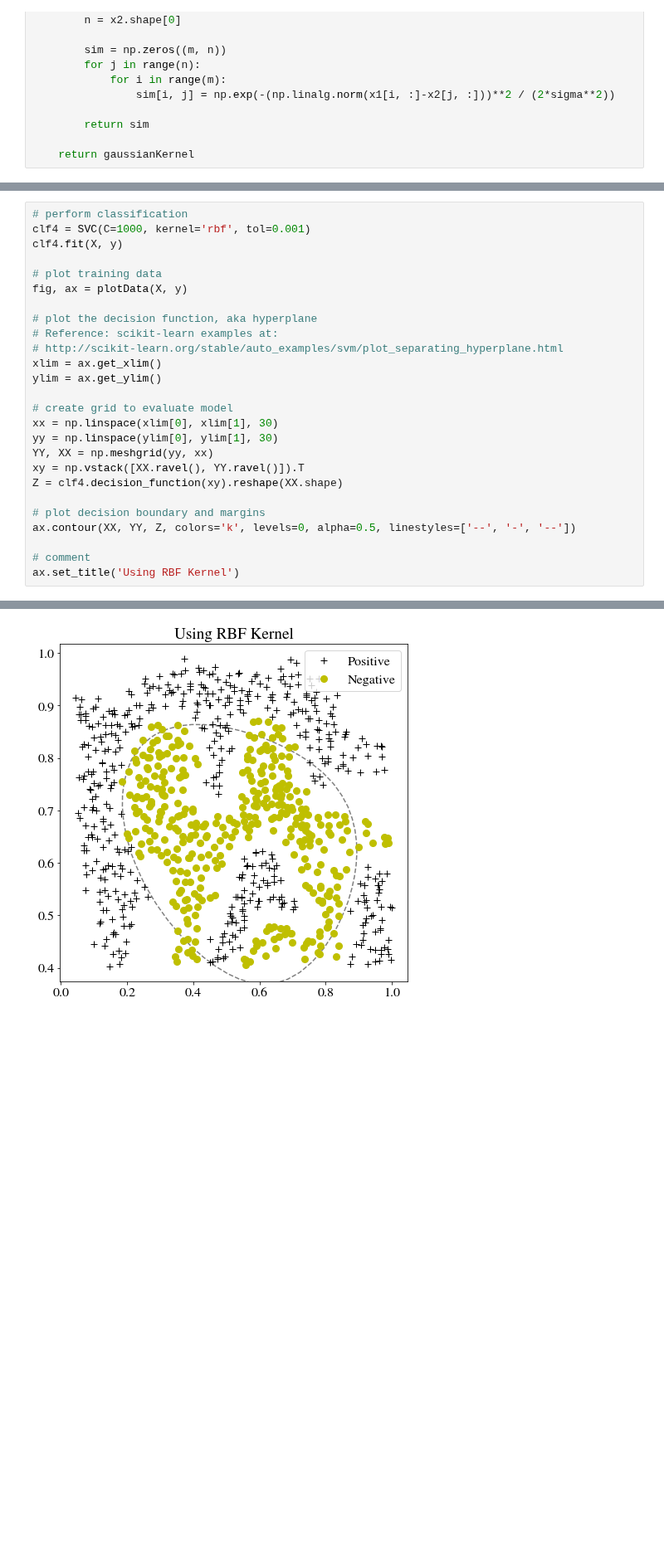
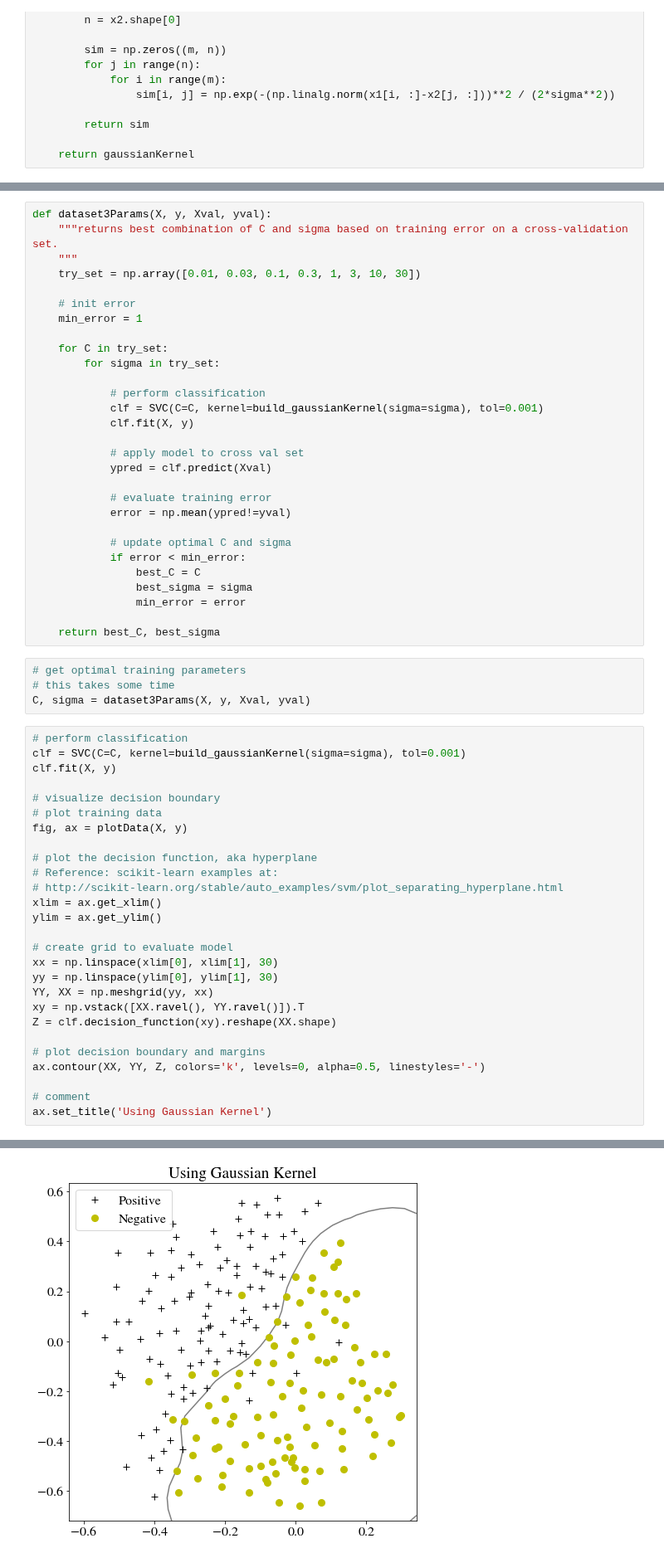
Before and after one commit to oeyh/NN, a Jupyter notebook: assignment6 SVM/assignment 6 SVM.ipynb, the cells around one changed output, grey strips where cells are left out. Shown at 83% size. Drawn from its saved outputs; the diff is of its cells as text; blank space fills up the shorter version.

```diff
--- a/assignment6 SVM/assignment 6 SVM.ipynb
+++ b/assignment6 SVM/assignment 6 SVM.ipynb
@@ -202,8 +213,42 @@ Text(0.5,1,'Using Gaussian Kernel')
+# %%
+def dataset3Params(X, y, Xval, yval):
+    """returns best combination of C and sigma based on training error on a cross-validation set.
+    """
+    try_set = np.array([0.01, 0.03, 0.1, 0.3, 1, 3, 10, 30])
+
+    # init error
+    min_error = 1
+
+    for C in try_set:
+        for sigma in try_set:
+
+            # perform classification
+            clf = SVC(C=C, kernel=build_gaussianKernel(sigma=sigma), tol=0.001)
+            clf.fit(X, y)
+
+            # apply model to cross val set
+            ypred = clf.predict(Xval)
+
+            # evaluate training error
+            error = np.mean(ypred!=yval)
+
+            # update optimal C and sigma
+            if error < min_error:
+                best_C = C
+                best_sigma = sigma
+                min_error = error
+
+    return best_C, best_sigma
+# %%
+# get optimal training parameters
+# this takes some time
+C, sigma = dataset3Params(X, y, Xval, yval)
 # %%
 # perform classification
-clf4 = SVC(C=1000, kernel='rbf', tol=0.001)
-clf4.fit(X, y)
+clf = SVC(C=C, kernel=build_gaussianKernel(sigma=sigma), tol=0.001)
+clf.fit(X, y)
 
+# visualize decision boundary
 # plot training data
 fig, ax = plotData(X, y)
 
@@ -218,11 +263,11 @@ xx = np.linspace(xlim[0], xlim[1], 30)
 yy = np.linspace(ylim[0], ylim[1], 30)
 YY, XX = np.meshgrid(yy, xx)
 xy = np.vstack([XX.ravel(), YY.ravel()]).T
-Z = clf4.decision_function(xy).reshape(XX.shape)
+Z = clf.decision_function(xy).reshape(XX.shape)
 
 # plot decision boundary and margins
-ax.contour(XX, YY, Z, colors='k', levels=0, alpha=0.5, linestyles=['--', '-', '--'])
+ax.contour(XX, YY, Z, colors='k', levels=0, alpha=0.5, linestyles='-')
 
 # comment
-ax.set_title('Using RBF Kernel')
+ax.set_title('Using Gaussian Kernel')
 # %% [output]
@@ -230 +275 @@ Text(0.5,1,'Using RBF Kernel')
-[figure, old version]
+[figure, new version]
```
Also changed, not shown: parts of 8 cells of this notebook.
